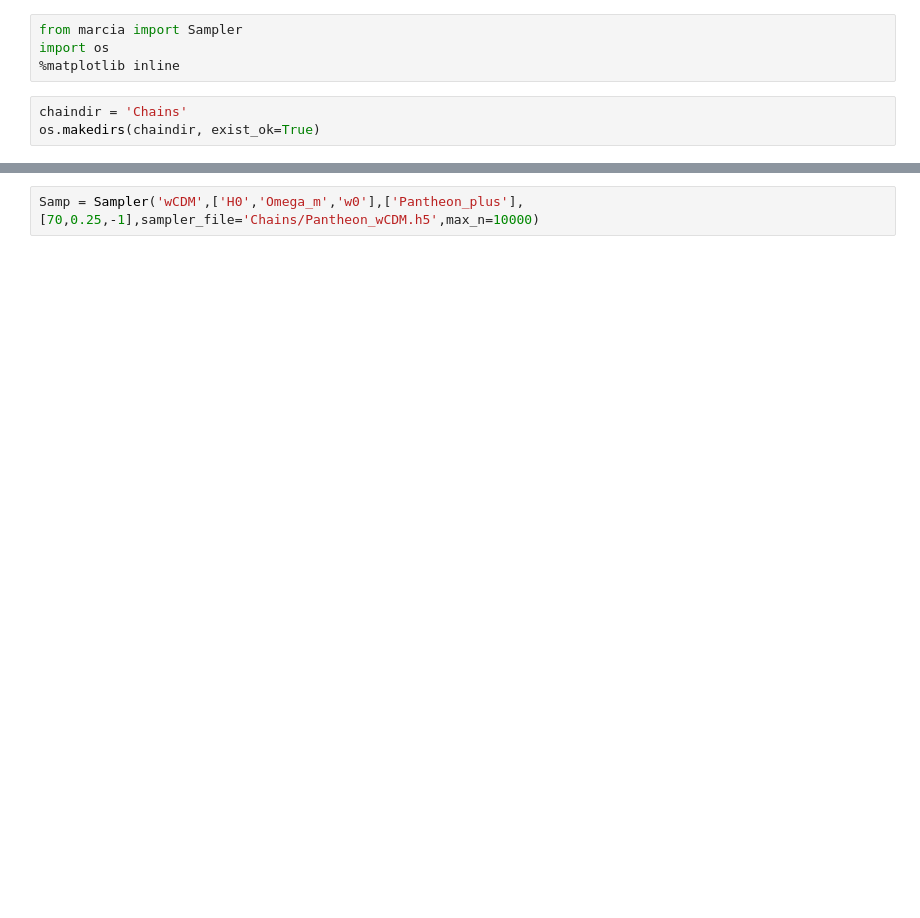
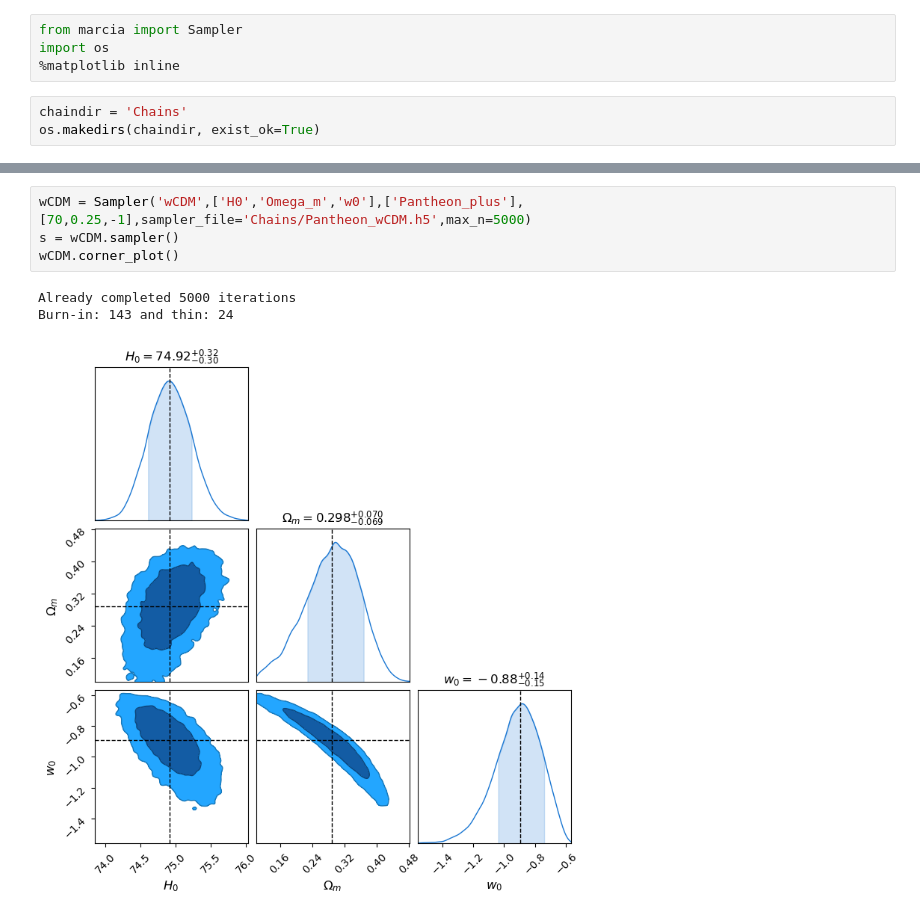
Before and after one commit to antolonappan/isotropy, a Jupyter notebook: Likelihood.ipynb, the cells around one changed output, grey strips where cells are left out. Saved outputs shown, nothing was run; the diff lists cells and outputs as text; blank space fills up the shorter version.

```diff
--- a/Likelihood.ipynb
+++ b/Likelihood.ipynb
@@ -15,2 +19,8 @@ Already completed 10000 iterations
 # %%
-Samp = Sampler('wCDM',['H0','Omega_m','w0'],['Pantheon_plus'],[70,0.25,-1],sampler_file='Chains/Pantheon_wCDM.h5',max_n=10000)
+wCDM = Sampler('wCDM',['H0','Omega_m','w0'],['Pantheon_plus'],[70,0.25,-1],sampler_file='Chains/Pantheon_wCDM.h5',max_n=5000)
+s = wCDM.sampler()
+wCDM.corner_plot()
+# %% [output]
+Already completed 5000 iterations
+Burn-in: 143 and thin: 24
+[figure, added]
```
Also changed, not shown: parts of 7 cells of this notebook, 8 other files.
